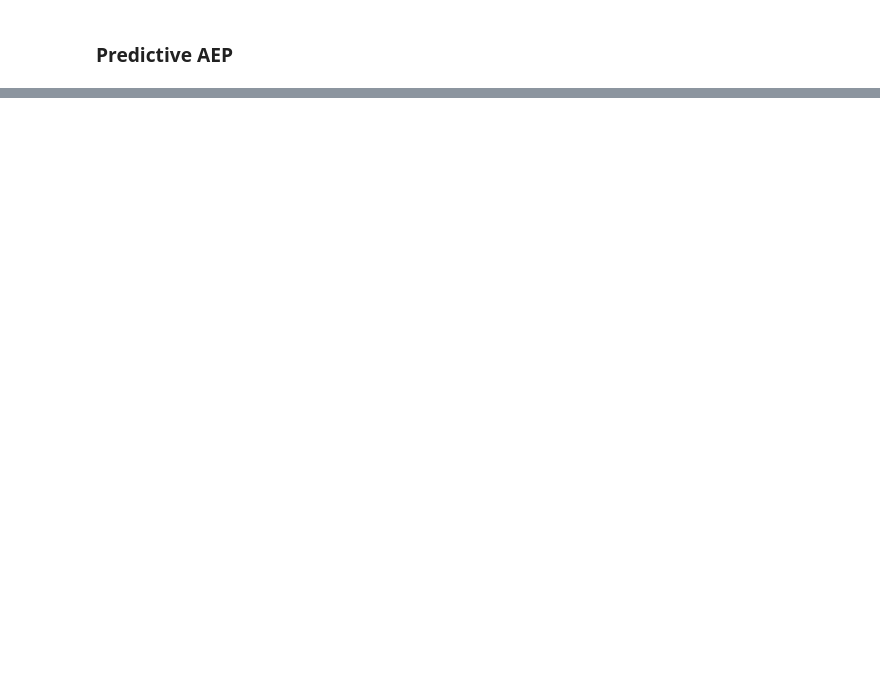
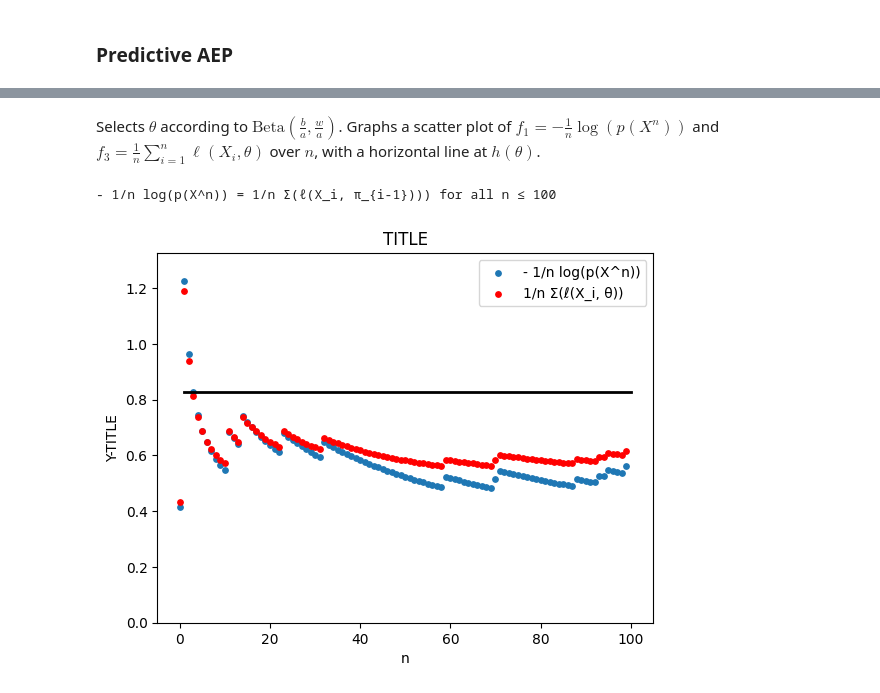
Before and after one commit to fangyuanlin2002/exchangeable-aep, a Jupyter notebook: polyasurn.ipynb, the cells around one changed output, grey strips where cells are left out. Cells and saved outputs as stored; diff of their text form; code cells hidden in the pictures; blank space fills up the shorter version.

```diff
--- a/polyasurn.ipynb
+++ b/polyasurn.ipynb
@@ -359,0 +345,7 @@ white
+# %%
+def cond_prob(b, w, a, n, k):
+    assert b + w + a*n > 0, "Sequence draws too many balls, urn empties."
+    assert b + a*k >= 0, "Not enough black balls to make this sequence."
+    assert w + a*(n-k) >= 0, "Not enough white balls to make this sequence."
+    B, T = b + a*k, b + w + a*n
+    return B / T
@@ -359,0 +354,9 @@ white
+# %%
+def next_polya(b, w, a, sequence):
+    assert all(x in (0, 1) for x in sequence), "Sequence must be all 1s and 0s (1s represent black balls, 0s represent white balls)."
+    prob = cond_prob(b, w, a, sequence)
+    if random.random() < prob:
+        sequence.append(1)
+    else:
+        sequence.append(0)
+    return sequence
@@ -359,0 +436,24 @@ white
+# %% [markdown]
+Selects $\theta$ according to $\text{Beta}\left(\frac b a, \frac w a\right)$. Graphs a scatter plot of $f_1 = -\frac 1 n \log(p(X^n))$ and $f_3 = \frac 1n \sum\limits_{i=1}^n \ell(X_i,\theta)$ over $n$, with a horizontal line at $h(\theta)$.
+# %%
+def graph_predictive_aep(b, w, a, n_max):
+    theta = np.random.beta(b/a, w/a)
+    h = entropy(theta, 1 - theta)
+    f1, f3 = repeat_polya(b, w, a, n_max, theta)
+    f1, f3 = np.array(f1), np.array(f3)
+    n = np.array(range(n_max))
+    plt.scatter(n, f1, s = 15, label='- 1/n log(p(X^n))')
+    plt.scatter(n, f3, c='r', s = 15, label='1/n Σ(ℓ(X_i, θ))')
+    plt.legend(loc='upper right')
+    y_top = max(max(f1), max(f3))
+    plt.ylim(0,y_top +0.1)
+    plt.title("TITLE")
+    plt.xlabel("n")
+    plt.ylabel("Y-TITLE")
+    plt.plot([1, n_max], [h, h], 'k-', lw=2)
+    plt.show()
+# %%
+graph_predictive_aep(10, 30, 1, 100)
+# %% [output]
+- 1/n log(p(X^n)) = 1/n Σ(ℓ(X_i, π_{i-1}))) for all n ≤ 100
+[figure, added]
```
Also changed, not shown: parts of 35 cells of this notebook.
